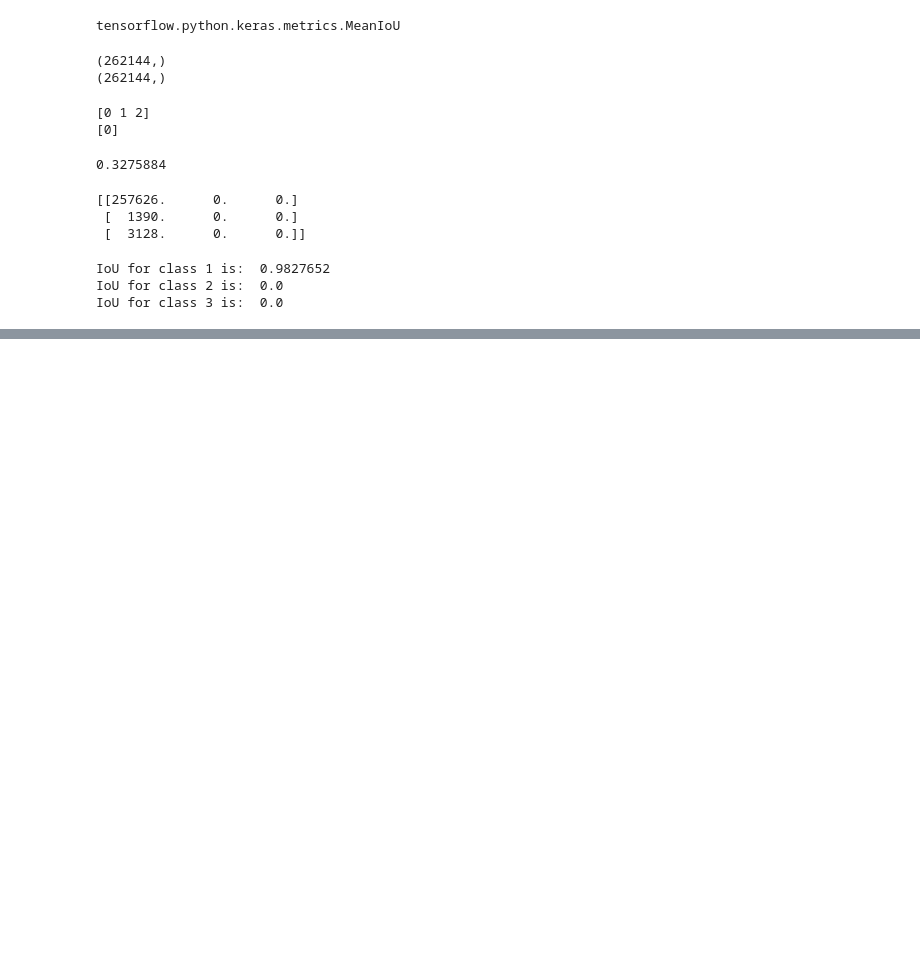
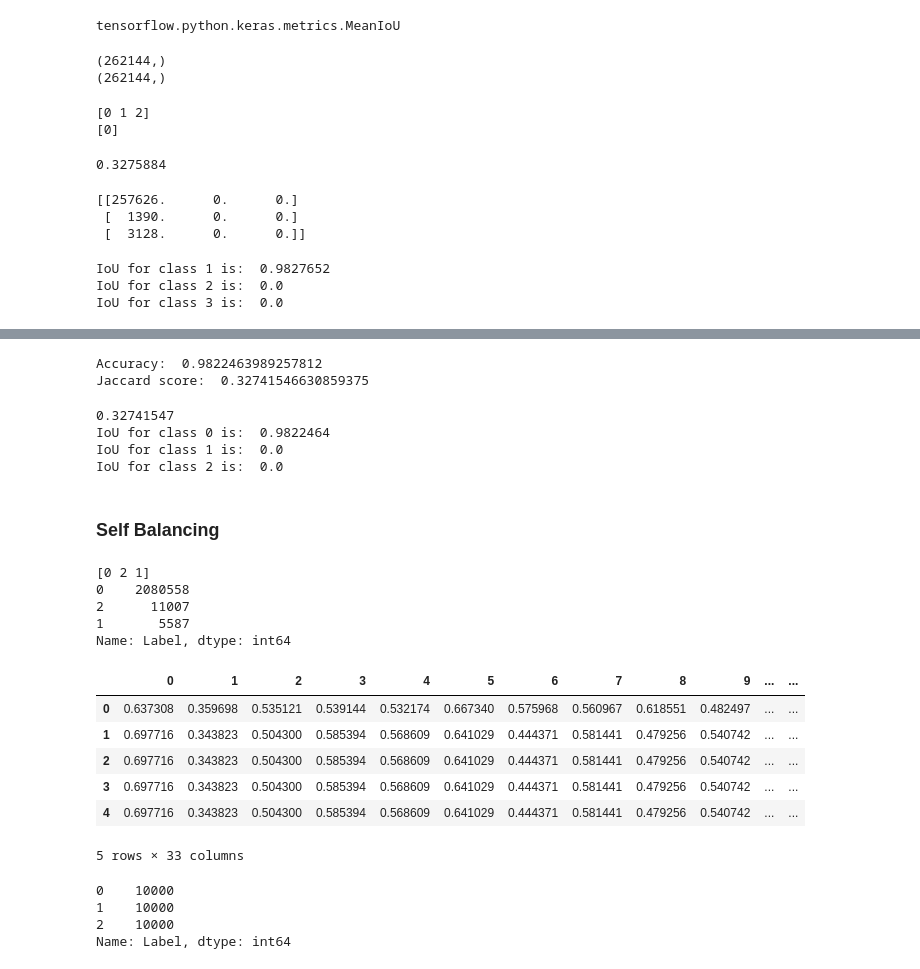
Before and after one commit to alif-munim/deep-learning, a Jupyter notebook: traditional-segmentation/rf_multi_conv.ipynb, the cells around one changed output, grey strips where cells are left out. Cells and saved outputs as stored; diff of their text form; code cells hidden in the pictures; blank space fills up the shorter version.

```diff
--- a/traditional-segmentation/rf_multi_conv.ipynb
+++ b/traditional-segmentation/rf_multi_conv.ipynb
@@ -373,0 +389,56 @@ IoU for class 3 is:  0.0
+# %%
+print("Accuracy: ", metrics.accuracy_score(true_mask, prediction))
+
+jaccard_score = metrics.jaccard_score(true_mask, prediction, average='macro')
+print("Jaccard score: ", jaccard_score)
+# %% [output]
+Accuracy:  0.9822463989257812
+Jaccard score:  0.32741546630859375
+# %%
+# from keras.metrics import MeanIOU
+num_classes = 3
+IOU_RF = tf.keras.metrics.MeanIoU(num_classes=num_classes)
+IOU_RF.update_state(true_mask, prediction)
+print(IOU_RF.result().numpy())
+
+values = np.array(IOU_RF.get_weights()).reshape(num_classes, num_classes)
+# print(values)
+
+class1_IoU = values[0,0]/(values[0,0] + values[0,1] + values[0,2]  + values[1,0]+ values[2,0])
+class2_IoU = values[1,1]/(values[1,1] + values[1,0] + values[1,2]  + values[0,1]+ values[2,1])
+class3_IoU = values[2,2]/(values[2,2] + values[2,0] + values[2,1] + values[0,2]+ values[1,2])
+
+print("IoU for class 0 is: ", class1_IoU)
+print("IoU for class 1 is: ", class2_IoU)
+print("IoU for class 2 is: ", class3_IoU)
+# %% [output]
+0.32741547
+IoU for class 0 is:  0.9822464
+IoU for class 1 is:  0.0
+IoU for class 2 is:  0.0
+# %% [markdown]
+### Self Balancing
+# %%
+from sklearn.utils import resample
+print(dataset["Label"].unique())
+print(dataset["Label"].value_counts())
+# %% [output]
+[0 2 1]
+0    2080558
+2      11007
+1       5587
+Name: Label, dtype: int64
+# %%
+dataset0 = dataset[dataset["Label"] == 0]
+dataset1 = dataset[dataset["Label"] == 1]
+dataset2 = dataset[dataset["Label"] == 2]
+# %%
+dataset0.head()
+# %% [output]
+|  | 0 | 1 | 2 | 3 | 4 | 5 | 6 | 7 | 8 | 9 | ... | ... |
+| 0 | 0.637308 | 0.359698 | 0.535121 | 0.539144 | 0.532174 | 0.667340 | 0.575968 | 0.560967 | 0.618551 | 0.482497 | ... | ... |
+| 1 | 0.697716 | 0.343823 | 0.504300 | 0.585394 | 0.568609 | 0.641029 | 0.444371 | 0.581441 | 0.479256 | 0.540742 | ... | ... |
+| 2 | 0.697716 | 0.343823 | 0.504300 | 0.585394 | 0.568609 | 0.641029 | 0.444371 | 0.581441 | 0.479256 | 0.540742 | ... | ... |
+| 3 | 0.697716 | 0.343823 | 0.504300 | 0.585394 | 0.568609 | 0.641029 | 0.444371 | 0.581441 | 0.479256 | 0.540742 | ... | ... |
+| 4 | 0.697716 | 0.343823 | 0.504300 | 0.585394 | 0.568609 | 0.641029 | 0.444371 | 0.581441 | 0.479256 | 0.540742 | ... | ... |
+5 rows × 33 columns
@@ -373,0 +449,8 @@ IoU for class 3 is:  0.0
+# %%
+dataset_resampled = pd.concat([df0, df1, df2])
+print(dataset_resampled['Label'].value_counts())
+# %% [output]
+0    10000
+1    10000
+2    10000
+Name: Label, dtype: int64
```
Also changed, not shown: parts of 52 cells of this notebook.
